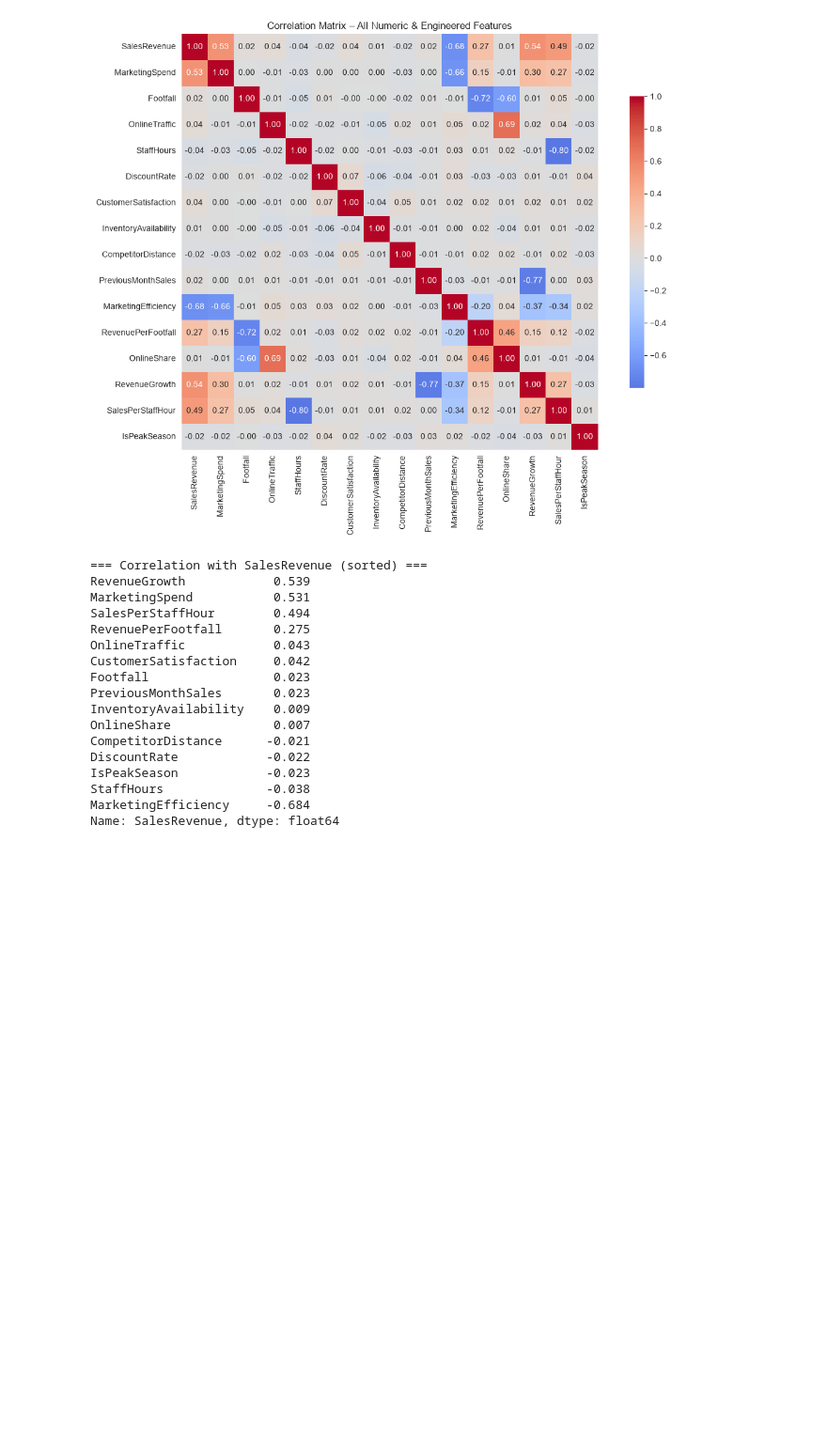
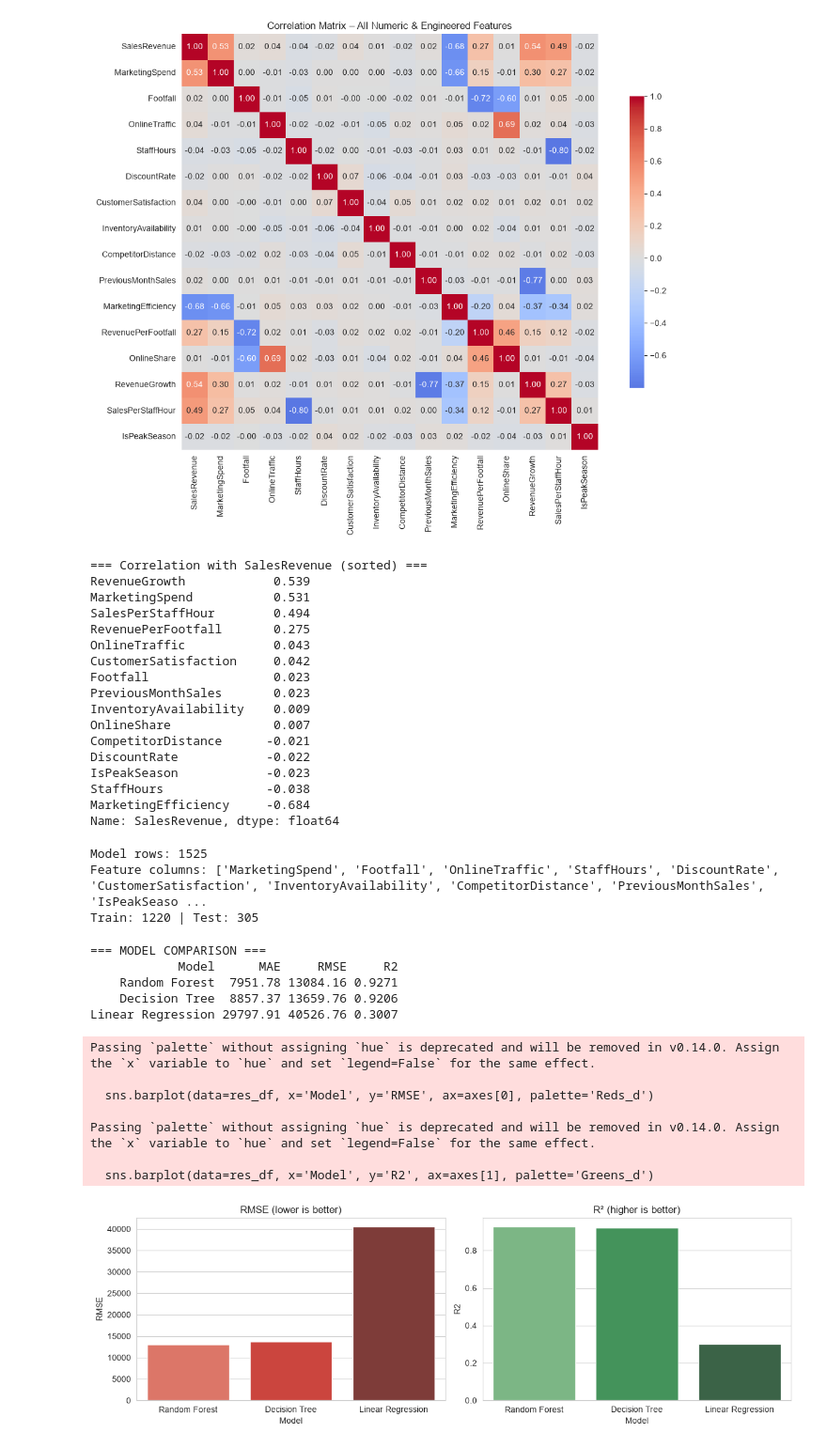
Before and after one commit to kieronisME/Research-Analytics-CA, a Jupyter notebook: Task01.ipynb, the cells around one changed output. Shown at 94% size. Cells and saved outputs as stored; diff of their text form; code cells hidden in the pictures; blank space fills up the shorter version.

Commit message:
finnished task 01.for task 02 i have  integrated customer/product/transaction data, interaction matrix, customer analytics

```diff
--- a/main.ipynb
+++ b/Task01.ipynb
@@ -522,3 +522,75 @@ IsPeakSeason            -0.023
 StaffHours              -0.038
 MarketingEfficiency     -0.684
 Name: SalesRevenue, dtype: float64
+# %%
+# Exclude target and leak-prone / ID columns
+feature_cols = ['MarketingSpend','Footfall','OnlineTraffic','StaffHours',
+                'DiscountRate','CustomerSatisfaction','InventoryAvailability',
+                'CompetitorDistance','PreviousMonthSales','IsPeakSeason']
+
+X = retail_clean[feature_cols].copy()
+y = retail_clean['SalesRevenue'].copy()
+
+# Guard against any lingering NaN (from engineered ratios)
+mask = ~(X.isnull().any(axis=1) | y.isnull())
+X, y = X[mask], y[mask]
+
+print(f"Model rows: {len(X)}")
+print(f"Feature columns: {feature_cols}")
+
+X_train, X_test, y_train, y_test = train_test_split(
+    X, y, test_size=0.2, random_state=42
+)
+print(f"Train: {len(X_train)} | Test: {len(X_test)}")
+
+# Scale for Linear Regression (tree models don't need it, but it's harmless)
+scaler = StandardScaler().fit(X_train)
+X_train_s = scaler.transform(X_train)
+X_test_s  = scaler.transform(X_test)
+# %% [output]
+Model rows: 1525
+Feature columns: ['MarketingSpend', 'Footfall', 'OnlineTraffic', 'StaffHours', 'DiscountRate', 'CustomerSatisfaction', 'InventoryAvailability', 'CompetitorDistance', 'PreviousMonthSales', 'IsPeakSeaso ...
+Train: 1220 | Test: 305
+# %%
+def evaluate(name, model, Xtr, Xte):
+    model.fit(Xtr, y_train)
+    pred = model.predict(Xte)
+    return {
+        'Model': name,
+        'MAE':  round(mean_absolute_error(y_test, pred), 2),
+        'RMSE': round(np.sqrt(mean_squared_error(y_test, pred)), 2),
+        'R2':   round(r2_score(y_test, pred), 4)
+    }
+
+results = []
+# Linear Regression (uses scaled features)
+results.append(evaluate("Linear Regression", LinearRegression(), X_train_s, X_test_s))
+# Decision Tree
+results.append(evaluate("Decision Tree",     DecisionTreeRegressor(random_state=42, max_depth=6), X_train, X_test))
+# Random Forest
+results.append(evaluate("Random Forest",     RandomForestRegressor(n_estimators=200, random_state=42, max_depth=8), X_train, X_test))
+
+res_df = pd.DataFrame(results).sort_values('R2', ascending=False)
+print("=== MODEL COMPARISON ===")
+print(res_df.to_string(index=False))
+
+fig, axes = plt.subplots(1, 2, figsize=(12,4))
+sns.barplot(data=res_df, x='Model', y='RMSE', ax=axes[0], palette='Reds_d')
+axes[0].set_title('RMSE (lower is better)')
+sns.barplot(data=res_df, x='Model', y='R2', ax=axes[1], palette='Greens_d')
+axes[1].set_title('R² (higher is better)')
+plt.tight_layout(); plt.show()
+# %% [output]
+=== MODEL COMPARISON ===
+            Model      MAE     RMSE     R2
+    Random Forest  7951.78 13084.16 0.9271
+    Decision Tree  8857.37 13659.76 0.9206
+Linear Regression 29797.91 40526.76 0.3007
+Passing `palette` without assigning `hue` is deprecated and will be removed in v0.14.0. Assign the `x` variable to `hue` and set `legend=False` for the same effect.
+
+  sns.barplot(data=res_df, x='Model', y='RMSE', ax=axes[0], palette='Reds_d')
+
+Passing `palette` without assigning `hue` is deprecated and will be removed in v0.14.0. Assign the `x` variable to `hue` and set `legend=False` for the same effect.
+
+  sns.barplot(data=res_df, x='Model', y='R2', ax=axes[1], palette='Greens_d')
+[figure, added]
```
Also changed, not shown: parts of 4 cells of this notebook, 2 other files.
